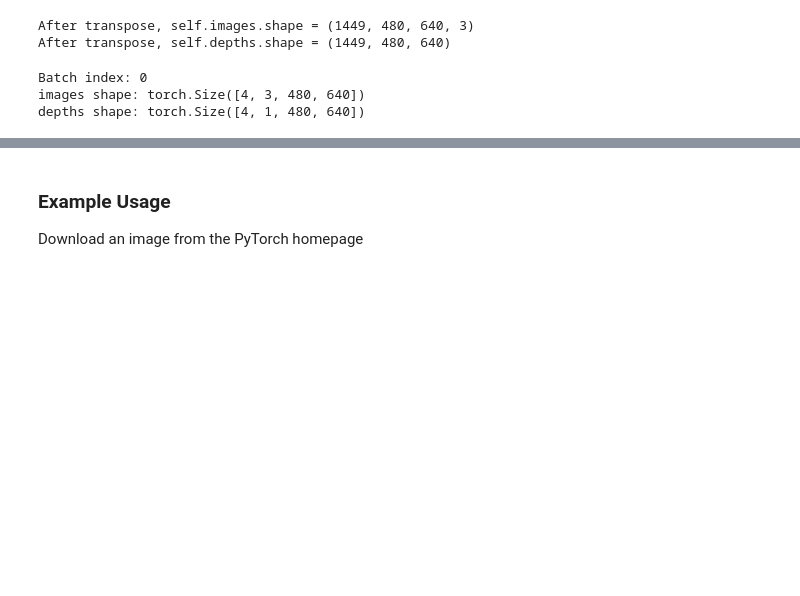
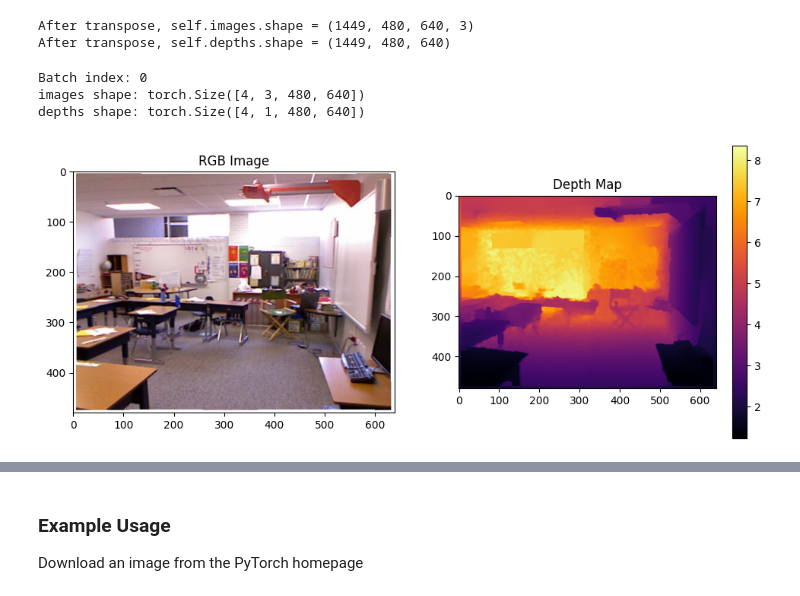
Before and after one commit to BruceZ260810/ece2500Y, a Jupyter notebook: assets/hub/intelisl_midas_v2.ipynb, the cells around one changed output, grey strips where cells are left out. Saved outputs shown, nothing was run; the diff lists cells and outputs as text; code cells hidden in the pictures; blank space fills up the shorter version.

```diff
--- a/assets/hub/intelisl_midas_v2.ipynb
+++ b/assets/hub/intelisl_midas_v2.ipynb
@@ -126,3 +126,27 @@ for batch_idx, (images, depths) in enumerate(nyu_loader):
 Batch index: 0
 images shape: torch.Size([4, 3, 480, 640])
 depths shape: torch.Size([4, 1, 480, 640])
+# %%
+import matplotlib.pyplot as plt
+import numpy as np
+
+# 获取第一个 batch
+images, depths = next(iter(nyu_loader))
+
+# 将第0张图像从 tensor 转为 numpy（注意 permute 回 HWC）
+img_np = images[0].permute(1, 2, 0).cpu().numpy().astype(np.uint8)  # [H,W,3]
+depth_np = depths[0].squeeze().cpu().numpy()  # [H,W]
+
+# 显示图像和深度图
+plt.figure(figsize=(12,5))
+plt.subplot(1, 2, 1)
+plt.title("RGB Image")
+plt.imshow(img_np)
+
+plt.subplot(1, 2, 2)
+plt.title("Depth Map")
+plt.imshow(depth_np, cmap='inferno')
+plt.colorbar()
+plt.show()
+# %% [output]
+[figure, added]
```
Also changed, not shown: parts of 9 cells of this notebook.
